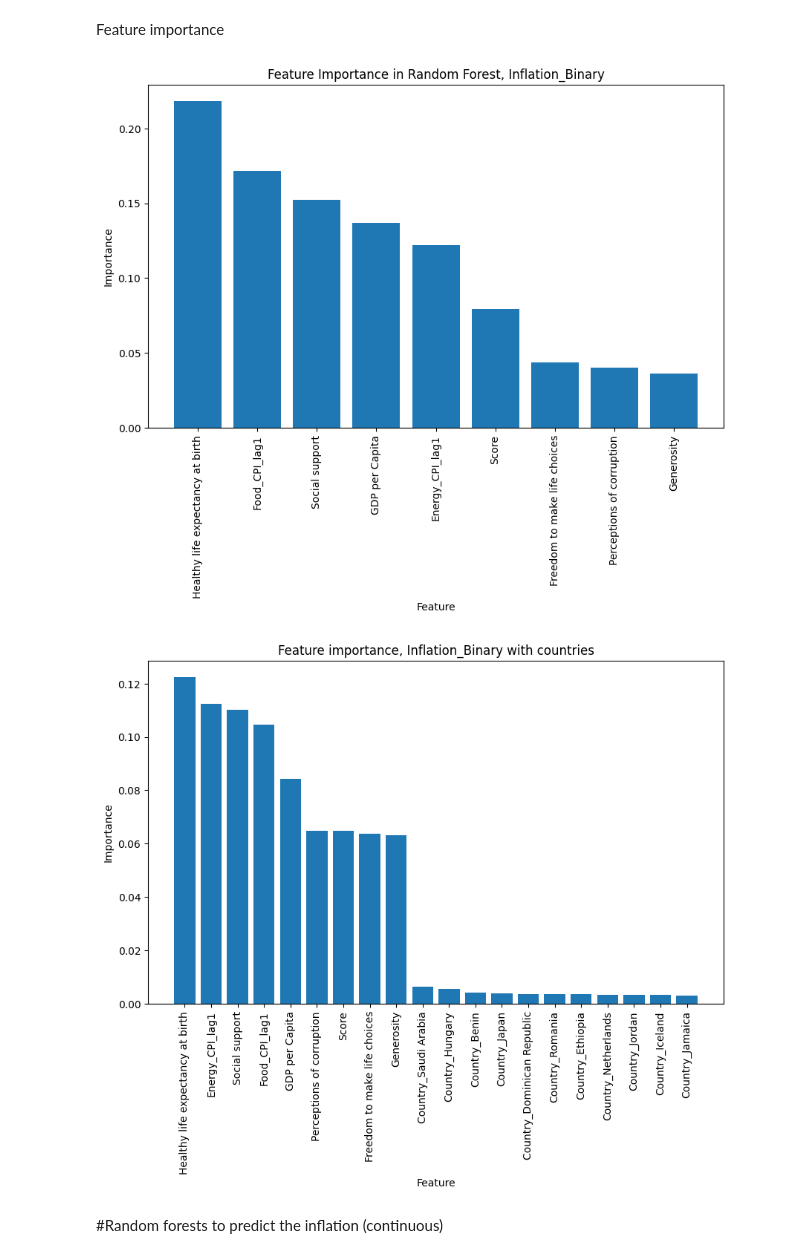
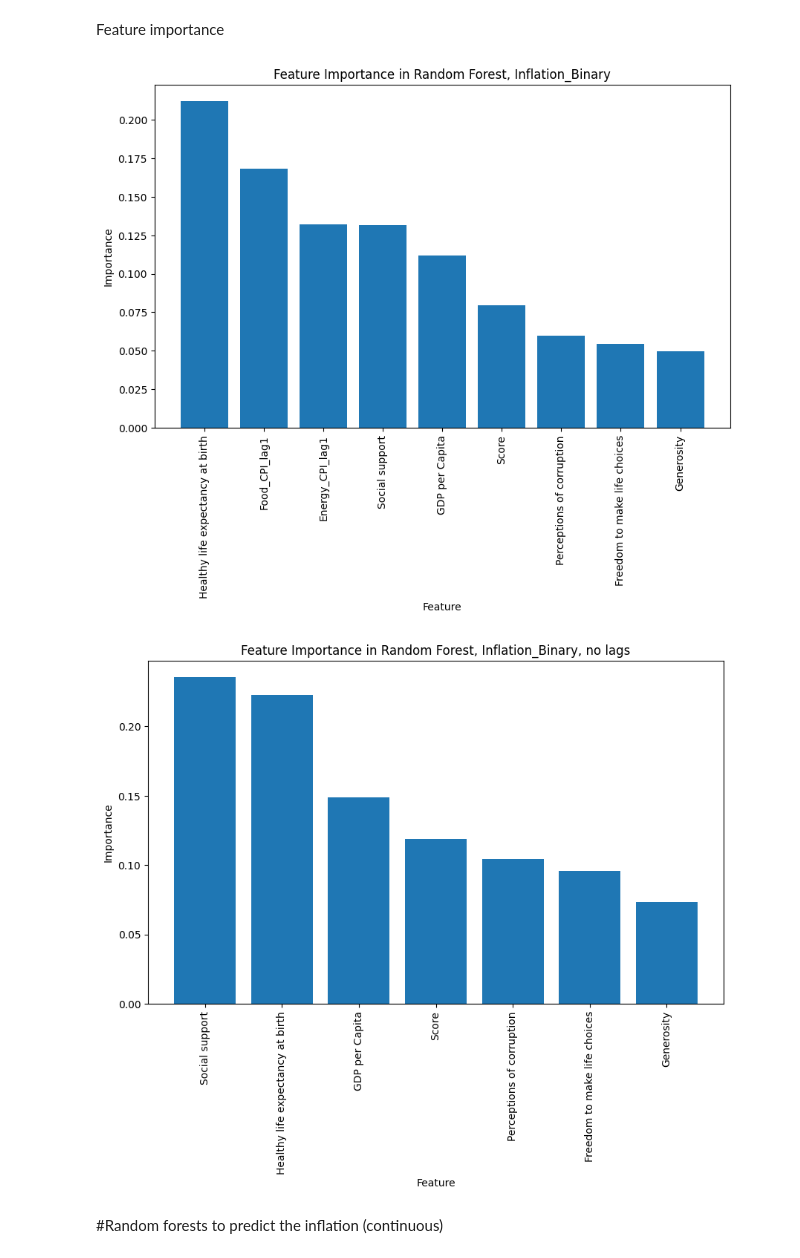
Before and after one commit to annadelpozo/MDL-Turing, a Jupyter notebook: MDL_project_Final_version.ipynb, the cells around one changed output. Saved outputs shown, nothing was run; the diff lists cells and outputs as text; code cells hidden in the pictures.

```diff
--- a/MDL_project_Final_version.ipynb
+++ b/MDL_project_Final_version.ipynb
@@ -243,8 +188,8 @@ Testing Accuracy: 0.6702127659574468
 # %%
 from sklearn.ensemble import RandomForestClassifier as RFC
 
-#Best Parameters: {'max_depth': 15, 'max_features': 'sqrt', 'min_samples_leaf': 1, 'min_samples_split': 5, 'n_estimators': 30}
-modelRFC = RFC(n_estimators=15, max_depth=5, random_state=42)
+#Best Parameters: {'max_depth': 6, 'max_features': 'sqrt', 'min_samples_leaf': 2, 'min_samples_split': 3, 'n_estimators': 30}
+modelRFC = RFC(n_estimators=30, max_depth=6, min_samples_leaf = 2, max_features = "sqrt", min_samples_split = 3, random_state=42)
 modelRFC.fit(X_train, y_train)
 
 print("Random Forest binary")
@@ -281,0 +209,12 @@ Testing score:  0.7056737588652482
+# %%
+X_2 = data.drop(columns = ["Inflation", "Inflation_Binary","Energy_CPI_lag1","Food_CPI_lag1"])
+y_2 = data["Inflation_Binary"]
+X_2_train, X_2_test, y_2_train, y_2_test = train_test_split(X_2, y_2, test_size=0.2, random_state=42)
+print(X_2_train.shape, X_2_test.shape, y_2_train.shape, y_2_test.shape)
+
+modelRFC2 = RFC(n_estimators=30, max_depth=6, min_samples_leaf = 2, max_features = "sqrt", min_samples_split = 3, random_state=42)
+modelRFC2.fit(X_2_train, y_2_train)
+
+print("Random Forest binary")
+
+get_accuracies(modelRFC2, X_2_train, y_2_train, X_2_test, y_2_test)
@@ -284,38 +228,30 @@ Feature importance
 # %%
 feature_importances = modelRFC.feature_importances_
 feature_names = X_train.columns  # Ensure train_X is a DataFrame
 
 plt.figure(figsize=(10, 6))
 indices = np.argsort(feature_importances)[::-1]  # Sort in descending order
 plt.bar(range(len(feature_importances)), feature_importances[indices], align="center")
 plt.xticks(range(len(feature_importances)), np.array(feature_names)[indices], rotation=90)
 plt.xlabel("Feature")
 plt.ylabel("Importance")
 plt.title("Feature Importance in Random Forest, Inflation_Binary")
 plt.show()
+
+feature_importances = modelRFC2.feature_importances_
+feature_names = X_2_train.columns  # Ensure train_X is a DataFrame
+
+plt.figure(figsize=(10, 6))
+indices = np.argsort(feature_importances)[::-1]  # Sort in descending order
+plt.bar(range(len(feature_importances)), feature_importances[indices], align="center")
+plt.xticks(range(len(feature_importances)), np.array(feature_names)[indices], rotation=90)
+plt.xlabel("Feature")
+plt.ylabel("Importance")
+plt.title("Feature Importance in Random Forest, Inflation_Binary, no lags")
+plt.show()
 # %% [output]
-[figure, old version]
+[figure, new version]
+[figure, added]
-# %%
-feature_importances = modelRFCB.feature_importances_
-feature_names = X_train_enc.columns  # Ensure train_X is a DataFrame
-
-# Sort the feature importances in descending order
-indices = np.argsort(feature_importances)[::-1]
-
-# Select top 20 features
-top_n = 20
-indices_top = indices[:top_n]
-
-# Plot the top 10 features
-plt.figure(figsize=(10, 6))
-plt.bar(range(top_n), feature_importances[indices_top], align="center")
-plt.xticks(range(top_n), np.array(feature_names)[indices_top], rotation=90)
-plt.xlabel("Feature")
-plt.ylabel("Importance")
-plt.title("Feature importance, Inflation_Binary with countries")
-plt.show()
-# %% [output]
-[figure, removed]
 # %% [markdown]
 #Random forests to predict the inflation (continuous)
 # %% [markdown]
```
Also changed, not shown: parts of 29 cells of this notebook.
